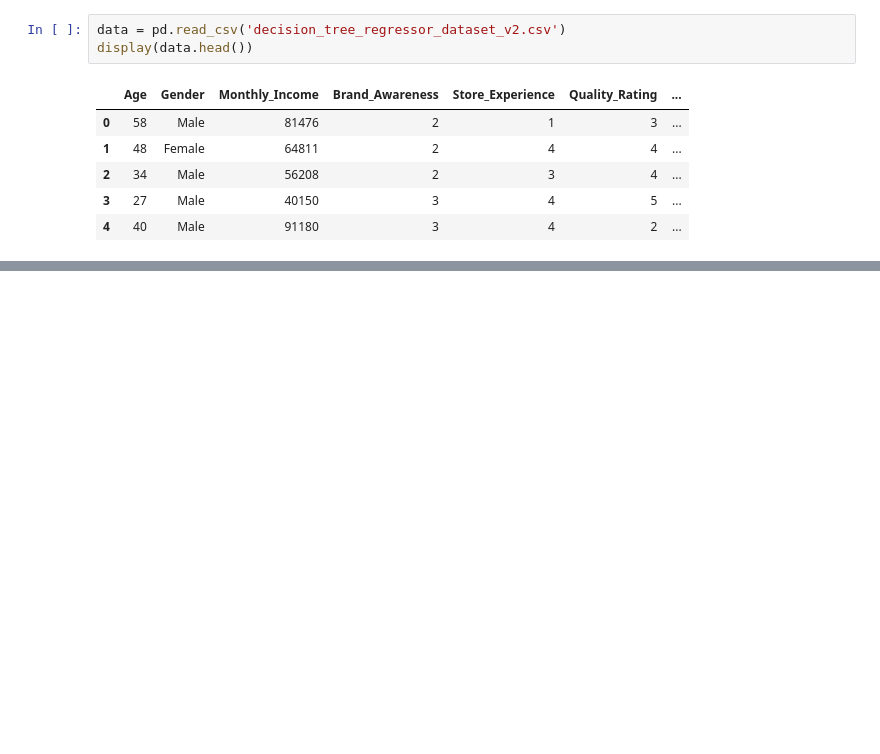
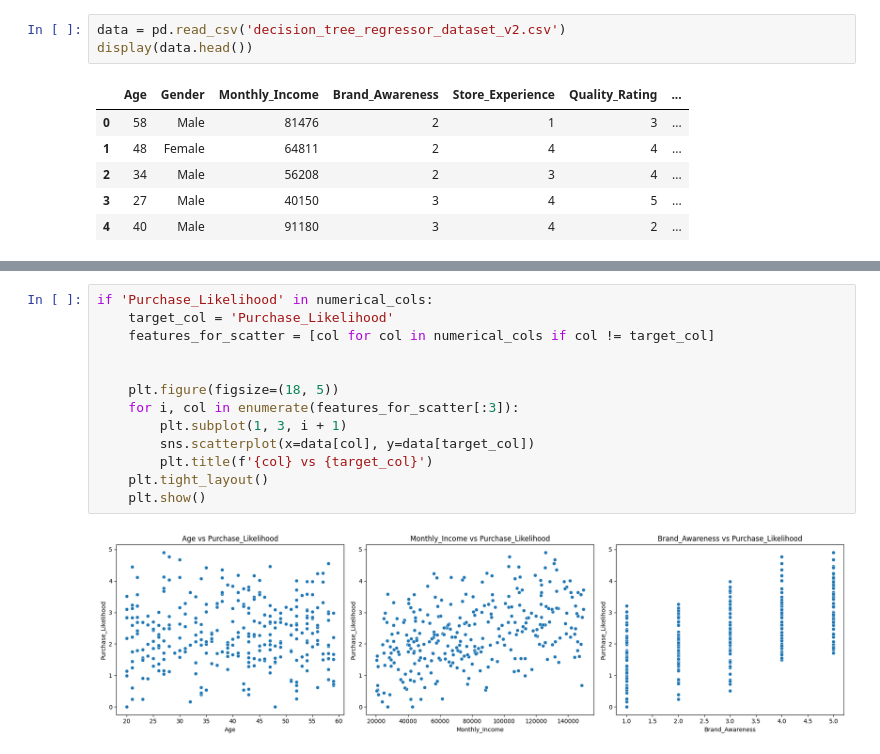
Before and after one commit to vasavinaidu21/Traning, a Jupyter notebook: Traning.ipynb, the cells around one changed output, grey strips where cells are left out. Saved outputs shown, nothing was run; the diff lists cells and outputs as text; blank space fills up the shorter version.

```diff
--- a/Traning.ipynb
+++ b/Traning.ipynb
@@ -533,0 +566,15 @@ display(data.head())
+# %%
+if 'Purchase_Likelihood' in numerical_cols:
+    target_col = 'Purchase_Likelihood'
+    features_for_scatter = [col for col in numerical_cols if col != target_col]
+
+
+    plt.figure(figsize=(18, 5))
+    for i, col in enumerate(features_for_scatter[:3]):
+        plt.subplot(1, 3, i + 1)
+        sns.scatterplot(x=data[col], y=data[target_col])
+        plt.title(f'{col} vs {target_col}')
+    plt.tight_layout()
+    plt.show()
+# %% [output]
+[figure, added]
```
Also changed, not shown: parts of 5 cells of this notebook.
